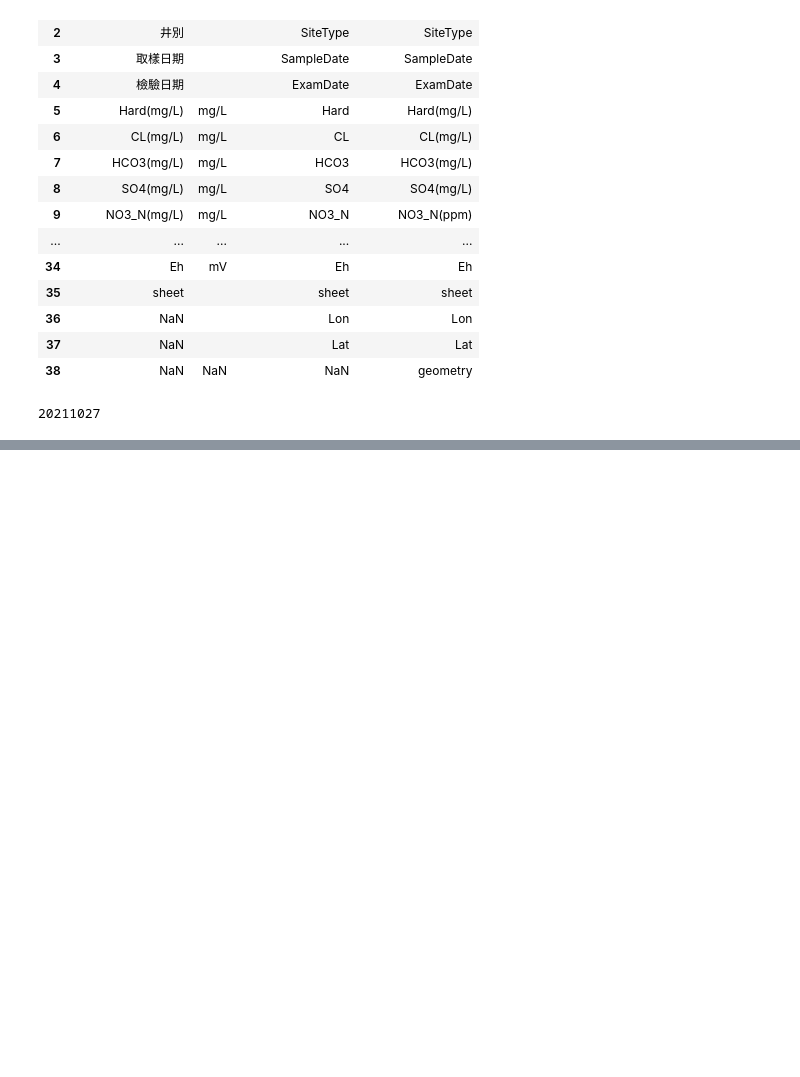
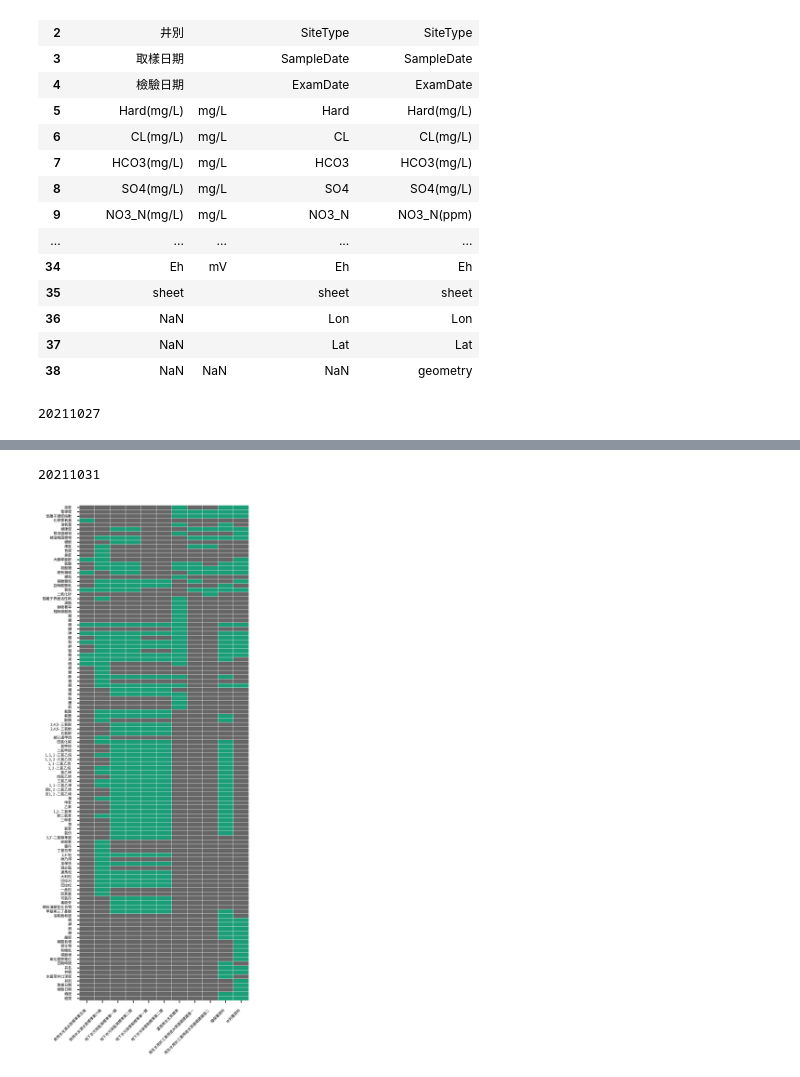
Before and after one commit to dispink/GW_NCDR, a Jupyter notebook: build_database_08.ipynb, the cells around one changed output, grey strips where cells are left out. Cells and saved outputs as stored; diff of their text form; code cells hidden in the pictures; blank space fills up the shorter version.

```diff
--- a/build_database_08.ipynb
+++ b/build_database_08.ipynb
@@ -130,0 +135,14 @@ print(date)
+# %%
+import pandas as pd
+import numpy as np
+import seaborn as sns
+import matplotlib.pyplot as plt
+
+plt.style.use(['seaborn-colorblind', 'seaborn-talk'])
+plt.rcParams['figure.dpi'] = 300
+plt.rcParams['savefig.dpi'] = 300
+plt.rcParams['savefig.bbox'] = 'tight'
+plt.rcParams['font.sans-serif'] = ['Taipei Sans TC Beta'] # to plot Chinese words properly
+
+import datetime
+date = datetime.datetime.now().strftime('%Y%m%d')
@@ -130,0 +186,3 @@ print(date)
+# %%
+excel_df = pd.read_excel('data/stds_and_cols.xlsx')
+excel_df
@@ -130,0 +205,13 @@ print(date)
+# %%
+cols = ['飲用水水源水質標準第五條', '飲用水水源水質標準第六條', '地下水污染監測標準第一類',
+    '地下水污染監測標準第二類', '地下水污染管制標準第一類', '地下水污染管制標準第二類',
+    '灌溉用水水質標準', '再生水用於工業用途水質基礎建議值一', '再生水用於工業用途水質基礎建議值二',
+    'EPA csv column names', 'WRA csv column names']
+info_df = excel_df[cols].isna()
+
+cols[-1] = '水利署資料'
+cols[-2] = '環保署資料'
+
+info_df.index = excel_df['項目']
+info_df.columns = cols
+info_df
@@ -130,0 +233,15 @@ print(date)
+# %%
+# green: having values
+# gray: no value
+fig, ax = plt.subplots(1, 1, figsize=(5, 15))
+sns.heatmap(data=info_df.values,
+    xticklabels = info_df.columns,
+    yticklabels = info_df.index,
+    linewidths=.1, cbar=False, cmap='Dark2', ax=ax)
+plt.yticks(fontsize=6)
+plt.xticks(fontsize=6, rotation=45, ha='right')
+fig.savefig('results/info_heatmap_{}.png'.format(date))
+print(date)
+# %% [output]
+20211031
+[figure, added]
```
Also changed, not shown: parts of 23 cells of this notebook.
